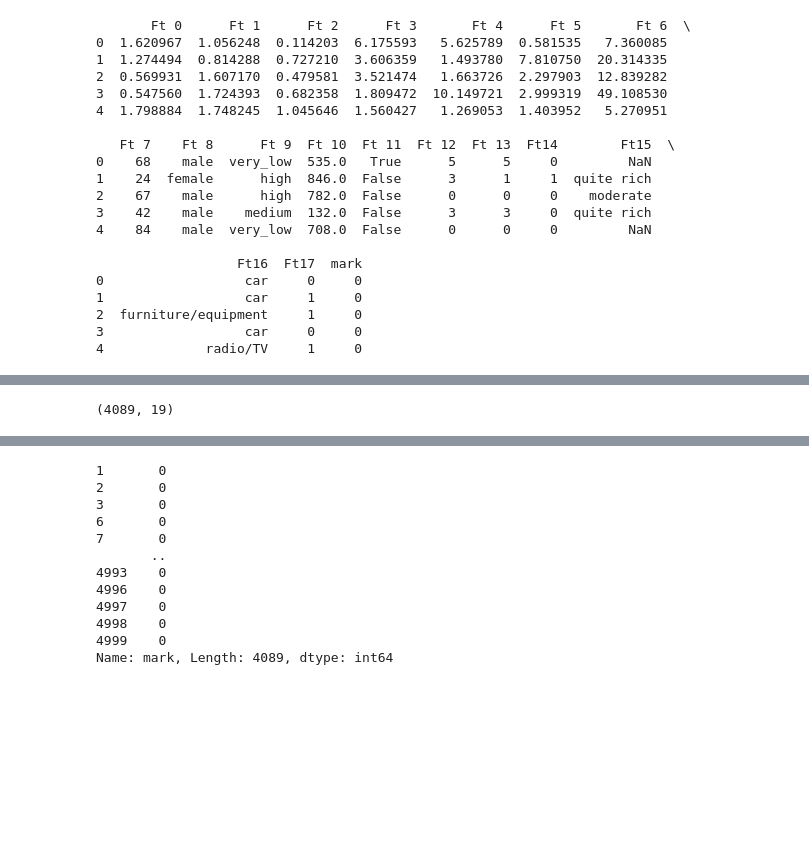
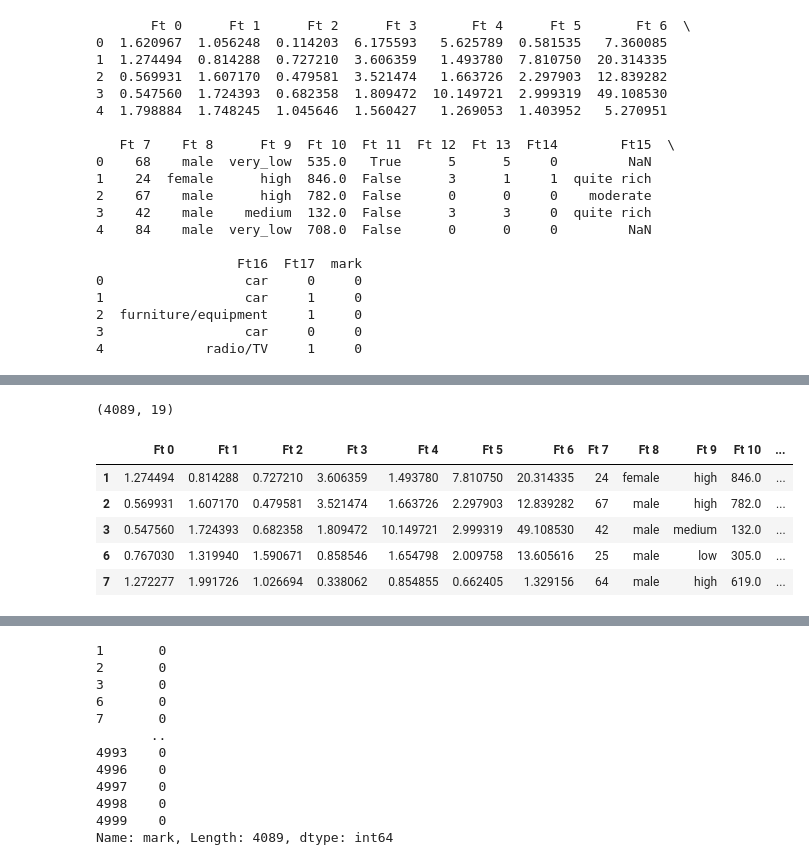
Before and after one commit to KatieGalaeva/exp1, a Jupyter notebook: SOVKOMBANK/binary_classifier.ipynb, the cells around one changed output, grey strips where cells are left out. Cells and saved outputs as stored; diff of their text form; code cells hidden in the pictures; blank space fills up the shorter version.

```diff
--- a/SOVKOMBANK/binary_classifier.ipynb
+++ b/SOVKOMBANK/binary_classifier.ipynb
@@ -45,8 +46,17 @@ print(df.shape)
 # %%
 df = df.replace('?', np.nan)
-df.shape
+
+df = df.dropna()
+print(df.shape)
+df.head()
 # %% [output]
 (4089, 19)
+|  | Ft 0 | Ft 1 | Ft 2 | Ft 3 | Ft 4 | Ft 5 | Ft 6 | Ft 7 | Ft 8 | Ft 9 | Ft 10 | ... |
+| 1 | 1.274494 | 0.814288 | 0.727210 | 3.606359 | 1.493780 | 7.810750 | 20.314335 | 24 | female | high | 846.0 | ... |
+| 2 | 0.569931 | 1.607170 | 0.479581 | 3.521474 | 1.663726 | 2.297903 | 12.839282 | 67 | male | high | 782.0 | ... |
+| 3 | 0.547560 | 1.724393 | 0.682358 | 1.809472 | 10.149721 | 2.999319 | 49.108530 | 42 | male | medium | 132.0 | ... |
+| 6 | 0.767030 | 1.319940 | 1.590671 | 0.858546 | 1.654798 | 2.009758 | 13.605616 | 25 | male | low | 305.0 | ... |
+| 7 | 1.272277 | 1.991726 | 1.026694 | 0.338062 | 0.854855 | 0.662405 | 1.329156 | 64 | male | high | 619.0 | ... |
 # %%
 X=df.drop('mark', axis=1)
 X
```
Also changed, not shown: parts of 5 cells of this notebook.
